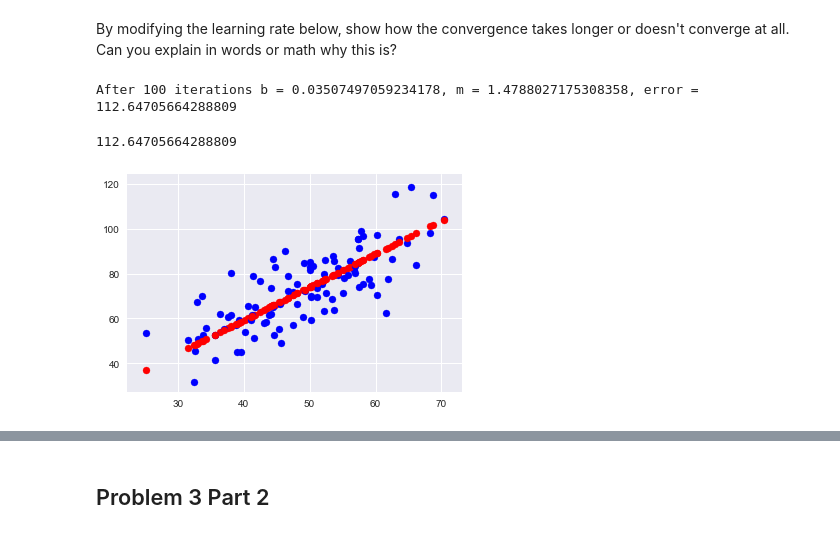
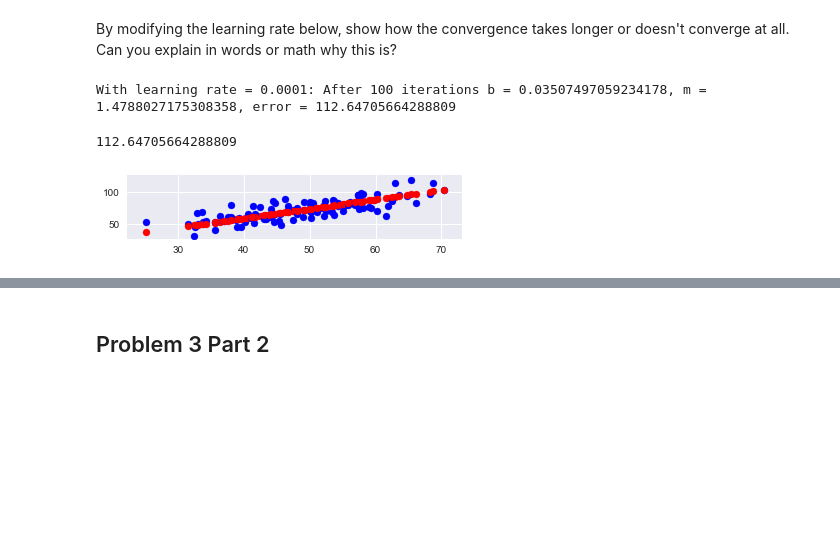
Before and after one commit to Columbia-Intro-Data-Science/python-introduction-bsoble, a Jupyter notebook: Homework1-GithubandPandas.ipynb, the cells around one changed output, grey strips where cells are left out. Cells and saved outputs as stored; diff of their text form; code cells hidden in the pictures; blank space fills up the shorter version.

```diff
--- a/Homework1-GithubandPandas.ipynb
+++ b/Homework1-GithubandPandas.ipynb
@@ -235,37 +269,38 @@ def step_gradient(b_current, m_current, points, learningRate):
     new_b = b_current - (learningRate * b_gradient)
     new_m = m_current - (learningRate * m_gradient)
     return [new_b, new_m]
 
 def gradient_descent_runner(points, starting_b, starting_m, learning_rate, num_iterations):
     b = starting_b
     m = starting_m
     for i in range(num_iterations):
         b, m = step_gradient(b, m, array(points), learning_rate)
     return [b, m]
 
 def run(num_iterations, learning_rate):
-    points = genfromtxt("../data/data.csv", delimiter=",")
+    points = genfromtxt("../APMAE4990-/data/data.csv", delimiter=",")
     #learning_rate = 0.0001
     learning_rate = learning_rate
     initial_b = 0 # initial y-intercept guess
     initial_m = 0 # initial slope guess
     num_iterations = num_iterations
     #print("Starting gradient descent at b = {0}, m = {1}, error = {2}".format(initial_b, initial_m, compute_error_for_line_given_points(initial_b, initial_m, points)))
     #print("Running...")
     [b, m] = gradient_descent_runner(points, initial_b, initial_m, learning_rate, num_iterations)
-    print("After {0} iterations b = {1}, m = {2}, error = {3}".format(num_iterations, b, m, compute_error_for_line_given_points(b, m, points)))
+    print("With learning rate = {4}: After {0} iterations b = {1}, m = {2}, error = {3}".format(num_iterations, b, m, compute_error_for_line_given_points(b, m, points), learning_rate))
     for i in range(0,len(points)):
+        plt.subplot(311)
         plt.scatter(points[i,0],points[i,1], color='b')
         plt.scatter(points[i,0],m*points[i,0]+b,color='r')
     err = compute_error_for_line_given_points(b, m, points)
     return err
 
 
 run(100, 0.0001)
 # %% [output]
-After 100 iterations b = 0.03507497059234178, m = 1.4788027175308358, error = 112.64705664288809
+With learning rate = 0.0001: After 100 iterations b = 0.03507497059234178, m = 1.4788027175308358, error = 112.64705664288809
 112.64705664288809
-[figure, old version]
+[figure, new version]
 # %%
 # Use this to visually discuss convergence rate based on learning rate
 rates = [0.0005, 0.0004, 0.0003, 0.00001]
```
Also changed, not shown: parts of 9 cells of this notebook.
